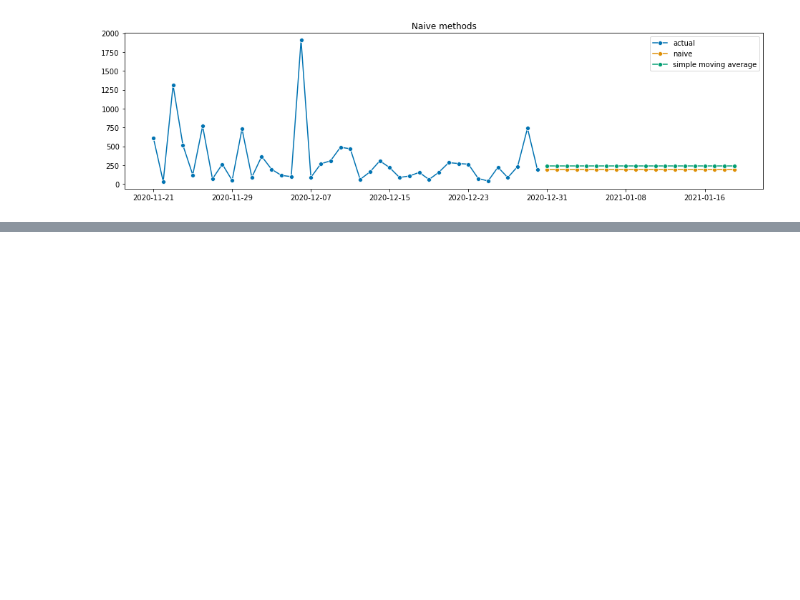
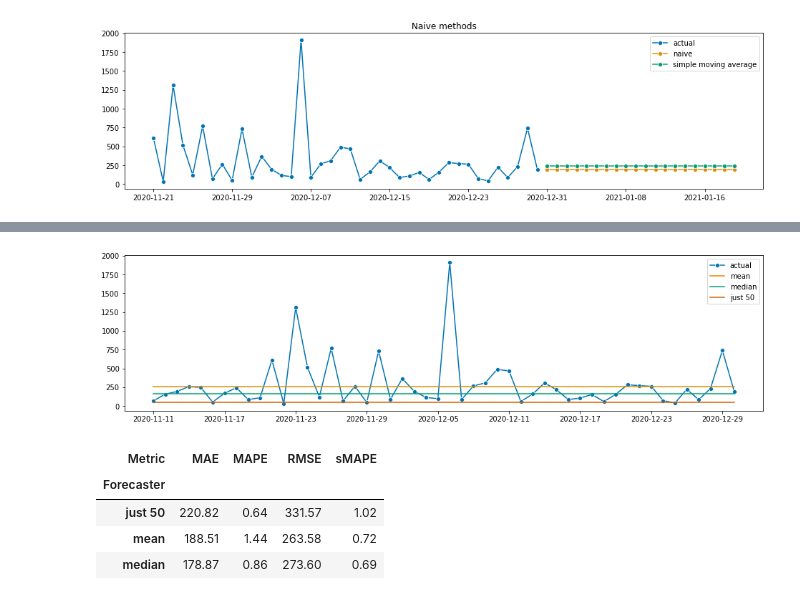
Before and after one commit to ltsaprounis/dsf-ts-forecasting, a Jupyter notebook: notebooks/02-forecasting-metrics.ipynb, the cells around one changed output, grey strips where cells are left out. Saved outputs shown, nothing was run; the diff lists cells and outputs as text; code cells hidden in the pictures; blank space fills up the shorter version.

```diff
--- a/notebooks/02-forecasting-metrics.ipynb
+++ b/notebooks/02-forecasting-metrics.ipynb
@@ -175,0 +296,72 @@ plt.show()
+# %%
+cv = ExpandingWindowSplitter(
+    step_length=20,
+    fh=np.arange(20)+1,
+    initial_window=200,
+)
+
+# lognormal stats functions:
+lognormal_mean = lambda m, s: np.exp(m+((s**2)/2))
+lognormal_median = lambda m: np.exp(m)
+
+small_number = 50
+forecasters_dict = {
+    "mean": ConstantValueForecaster(10+lognormal_mean(5,1)),
+    "median": ConstantValueForecaster(10+lognormal_median(5)),
+    f"just {small_number}": ConstantValueForecaster(small_number)
+}
+
+metrics_dict = {
+    "RMSE": MeanSquaredError(square_root=True),
+    "MAE": MeanAbsoluteError(),
+    "MAPE": MeanAbsolutePercentageError(symmetric=False),
+    "sMAPE": MeanAbsolutePercentageError(symmetric=True)
+}
+
+df = pd.DataFrame()
+for fcaster_name, forecaster in forecasters_dict.items():
+    for metric_name, metric in metrics_dict.items():
+        _df = evaluate(
+            forecaster=forecaster,
+            y=synthetic_data,
+            cv=cv,
+            strategy="refit",
+            return_data=True,
+            scoring=metric
+        )
+        score = np.mean(_df.iloc[:, 0])
+        df = df.append(
+            {"Forecaster": fcaster_name, "Metric": metric_name, "Score": score},
+            ignore_index=True
+        )
+
+plot_series(
+    synthetic_data.iloc[-50:],
+    *[forecaster.predict(synthetic_data.iloc[-50:].index) for forecaster in forecasters_dict.values()],
+    labels = ["actual"]+[name for name in forecasters_dict.keys()],
+    markers=["o"]+[""]*len(forecasters_dict)
+)
+plt.show()
+
+results = df.pivot(
+        index="Forecaster",
+        columns="Metric",
+        values="Score"
+)
+
+def highlight_min(s, props=''):
+    return np.where(s == np.nanmin(s.values), props, '')
+
+display(
+    results
+    .applymap('{:,.2f}'.format)
+    .style
+    .apply(highlight_min, props='color:white;background-color:purple', axis=0)
+)
+# %% [output]
+[figure, added]
+| Metric | MAE | MAPE | RMSE | sMAPE |
+| Forecaster |  |  |  |  |
+| just 50 | 220.82 | 0.64 | 331.57 | 1.02 |
+| mean | 188.51 | 1.44 | 263.58 | 0.72 |
+| median | 178.87 | 0.86 | 273.60 | 0.69 |
```
Also changed, not shown: parts of 27 cells of this notebook, 3 other files.
